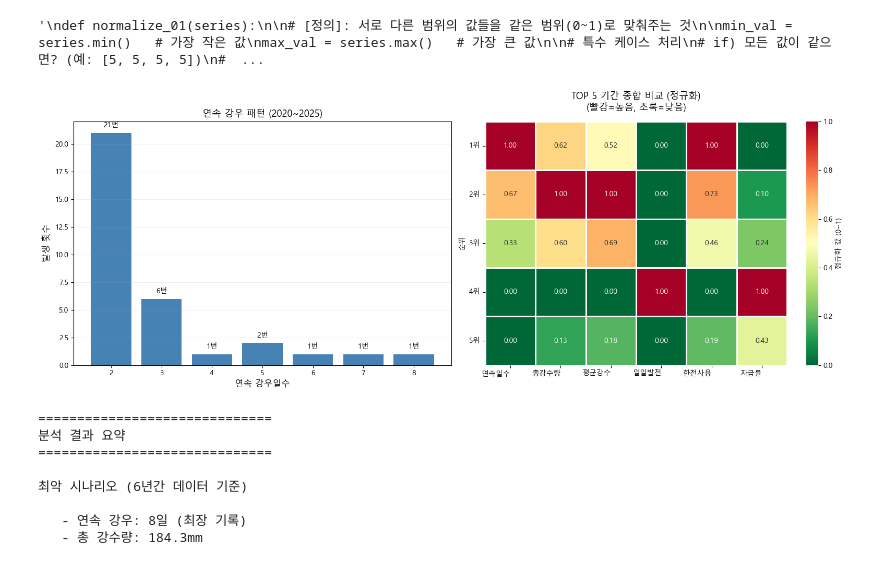
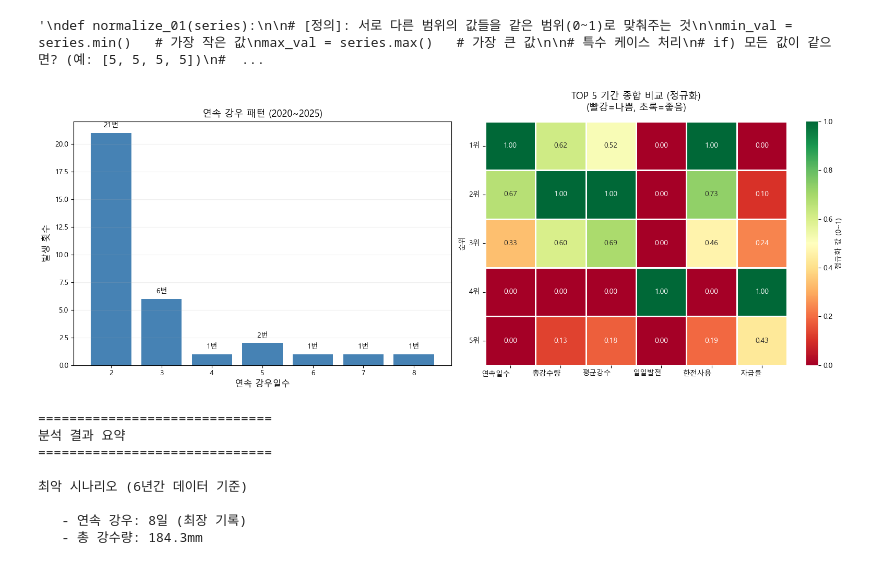
Before and after one commit to Subin928/RE_data_project, a Jupyter notebook: notebooks/ESS_strategy.ipynb, the cells around one changed output. Saved outputs shown, nothing was run; the diff lists cells and outputs as text; code cells hidden in the pictures.

```diff
--- a/notebooks/ESS_strategy.ipynb
+++ b/notebooks/ESS_strategy.ipynb
@@ -358,41 +355,41 @@ DataFrame에서 '순위' 열을 인덱스(행 이름)로 변경
 """
 heatmap_data = 히트맵_df.set_index('순위')
 heatmap_norm = heatmap_data.apply(normalize_01)
 
 
 # [2) Seaborn 히트맵]
 
 sns.heatmap(heatmap_norm,
            annot=True,           # annot=annotation(주석), annot=True(각 칸에 숫자 표시), annot=False(색깔만)
            fmt='.2f',            # 정수
-           cmap='RdYlGn_r',      # RdYlGn=Red-Yellow_green, -r=reverse(역순), 높은값=빨강, 낮은값=초록
+           cmap='RdYlGn',      # RdYlGn=Red-Yellow_green
            linewidths=1,         # 셀 사이 선 두께
            linecolor='white',    # 경계선 색
            cbar_kws={'label': '정규화 값 (0~1)'},  # cbar=color bar (색상 막대)
            ax=ax2)               # ax2 = 2번째 그래프 공간에 그리기
 
 # [3) 그래프 생성]
 
 # 제목
-ax2.set_title('TOP 5 기간 종합 비교 (정규화)\n(빨강=높음, 초록=낮음)',
+ax2.set_title('TOP 5 기간 종합 비교 (정규화)\n(빨강=나쁨, 초록=좋음)',
              fontsize=13, pad=15)
 
 # Y축 라벨
 ax2.set_yticklabels(ax2.get_yticklabels(), rotation=0)
 
 # X축 라벨 회전
 ax2.set_xticklabels(ax2.get_xticklabels(), rotation=0, ha='right') # ha(가로정렬) = 'right'(오른쪽 정렬)
 
 plt.tight_layout()      # 자동으로 여백 조정
 
-plt.savefig(
-    "6_연속_강우_패턴_히트맵.png",
-    dpi=300,
-    bbox_inches='tight'
-)
+# plt.savefig(
+#     "6_연속_강우_패턴_히트맵.png",
+#     dpi=300,
+#     bbox_inches='tight'
+# )
 plt.show()
 # %% [output]
-[figure, old version]
+[figure, new version]
 # %%
 # ============================
 # 분석 결과 요약
```
Also changed, not shown: parts of 2 cells of this notebook.
